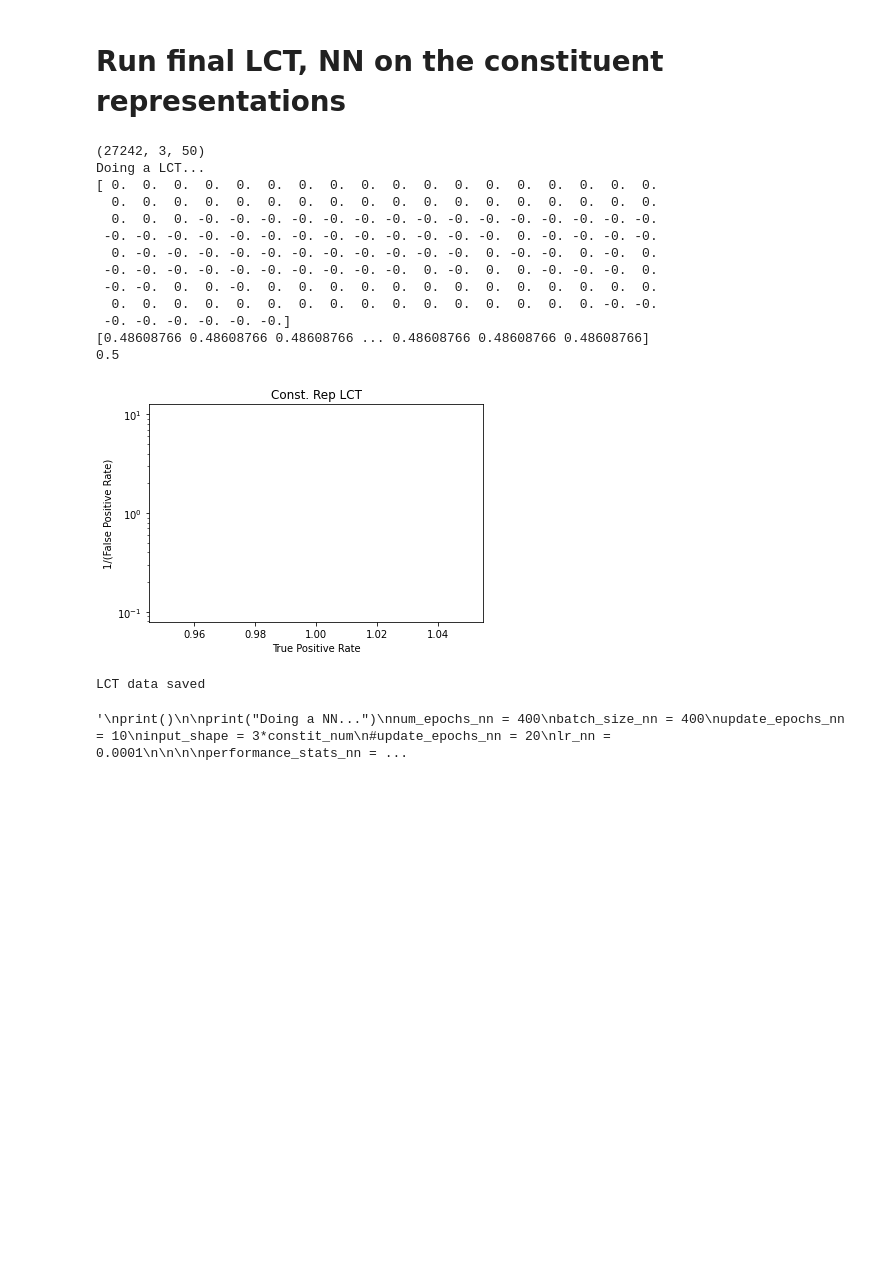
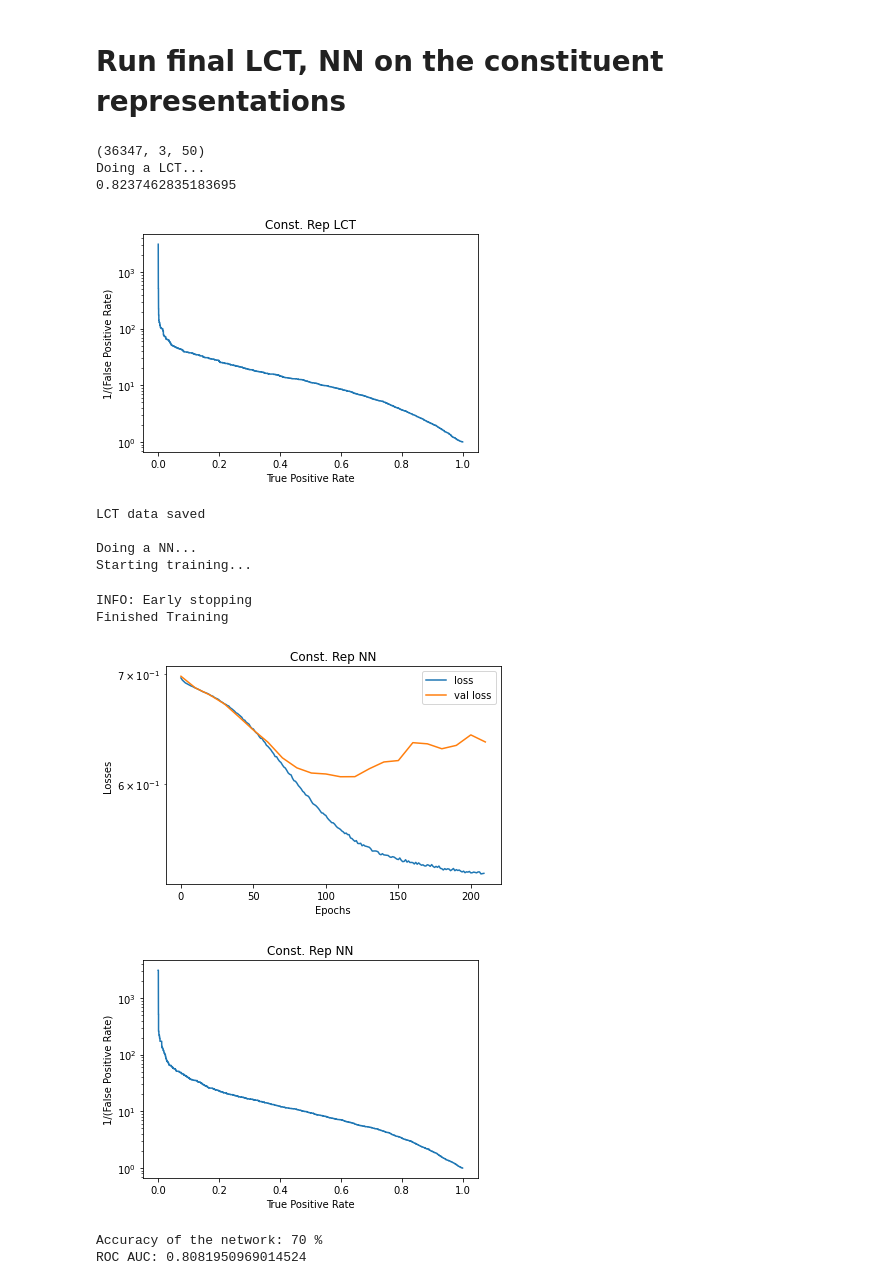
Before and after one commit to rmastand/JetCLR_AD, a Jupyter notebook: scripts/const_rep.ipynb, the cells around one changed output. Drawn from its saved outputs; the diff is of its cells as text; code cells hidden in the pictures; blank space fills up the shorter version.

```diff
--- a/scripts/const_rep.ipynb
+++ b/scripts/const_rep.ipynb
@@ -38,7 +38,7 @@ device.reset()
 # set the number of threads that pytorch will use
 torch.set_num_threads(2)
 
-exp_id = "dijet_dim_scan_21_07_12/test/"
+exp_id = "dijet_dim_scan_21_09_12/0256dt1/"
 
 # set gpu device
 device = torch.device( "cuda" if torch.cuda.is_available() else "cpu")
@@ -62,6 +63,6 @@ experiment: dijet_dim_scan_21_07_12/test/
 # %%
 path_to_save_dir = "/global/home/users/rrmastandrea/training_data/"
-save_id_dir = "n_sig_18918_n_bkg_20000_n_nonzero_50_n_pad_0_n_jet_2/"
+save_id_dir = "n_sig_25925_n_bkg_26000_n_nonzero_50_n_pad_0_n_jet_2/"
 
 grading = 50
 n_constits_max = 50
@@ -161,16 +162,16 @@ np.save( expt_dir+"const_rep_lct_tpr_"+str(constit_num)+".npy", tpr )
 print("LCT data saved")
 
 
-"""
+
 print()
 
 print("Doing a NN...")
-num_epochs_nn = 400
+num_epochs_nn = 800
 batch_size_nn = 400
 update_epochs_nn = 10
 input_shape = 3*constit_num
 #update_epochs_nn = 20
-lr_nn = 0.0001
+lr_nn = 0.00001
 
 
 
@@ -178,46 +179,43 @@ performance_stats_nn = create_and_run_nn(device, input_shape, num_epochs_nn, bat
                                          data_train_nn, labels_train,
                       data_val_nn, labels_val,
                       data_test_nn, labels_test_f, True)
 
 # Plot the output losses
 plt.figure()
 plt.plot(performance_stats_nn["epochs"],performance_stats_nn["losses"], label = "loss")
 plt.plot(performance_stats_nn["val_epochs"],performance_stats_nn["val_losses"], label = "val loss")
 plt.xlabel("Epochs")
 plt.ylabel("Losses")
 plt.yscale("log")
 plt.legend()
 plt.title("Const. Rep NN")
 plt.show()
 
 plt.figure()
 plt.plot(performance_stats_nn["tpr"], 1.0/performance_stats_nn["fpr"])
 plt.yscale("log")
 plt.xlabel("True Positive Rate")
 plt.ylabel("1/(False Positive Rate)")
 plt.title("Const. Rep NN")
 plt.show()
 
 np.save( expt_dir+"const_rep_nn_tpr_"+str(constit_num)+".npy", performance_stats_nn["tpr"] )
 np.save( expt_dir+"const_rep_nn_fpr_"+str(constit_num)+".npy", performance_stats_nn["fpr"] )
 
 print("Accuracy of the network: %d %%" % (100.00 *performance_stats_nn["acc"]))
 print("ROC AUC:", performance_stats_nn["auc"])
-"""
 # %% [output]
-(27242, 3, 50)
+(36347, 3, 50)
 Doing a LCT...
-[ 0.  0.  0.  0.  0.  0.  0.  0.  0.  0.  0.  0.  0.  0.  0.  0.  0.  0.
-  0.  0.  0.  0.  0.  0.  0.  0.  0.  0.  0.  0.  0.  0.  0.  0.  0.  0.
-  0.  0.  0. -0. -0. -0. -0. -0. -0. -0. -0. -0. -0. -0. -0. -0. -0. -0.
- -0. -0. -0. -0. -0. -0. -0. -0. -0. -0. -0. -0. -0.  0. -0. -0. -0. -0.
-  0. -0. -0. -0. -0. -0. -0. -0. -0. -0. -0. -0.  0. -0. -0.  0. -0.  0.
- -0. -0. -0. -0. -0. -0. -0. -0. -0. -0.  0. -0.  0.  0. -0. -0. -0.  0.
- -0. -0.  0.  0. -0.  0.  0.  0.  0.  0.  0.  0.  0.  0.  0.  0.  0.  0.
-  0.  0.  0.  0.  0.  0.  0.  0.  0.  0.  0.  0.  0.  0.  0.  0. -0. -0.
- -0. -0. -0. -0. -0. -0.]
-[0.48608766 0.48608766 0.48608766 ... 0.48608766 0.48608766 0.48608766]
-0.5
+0.8237462835183695
-[figure, old version]
+[figure, new version]
 LCT data saved
+
+Doing a NN...
+Starting training...
-'\nprint()\n\nprint("Doing a NN...")\nnum_epochs_nn = 400\nbatch_size_nn = 400\nupdate_epochs_nn = 10\ninput_shape = 3*constit_num\n#update_epochs_nn = 20\nlr_nn = 0.0001\n\n\n\nperformance_stats_nn = ...
+INFO: Early stopping
+Finished Training
+[figure, added]
+[figure, added]
+Accuracy of the network: 70 %
+ROC AUC: 0.8081950969014524
```
Also changed, not shown: parts of 2 cells of this notebook, 5 other files.
